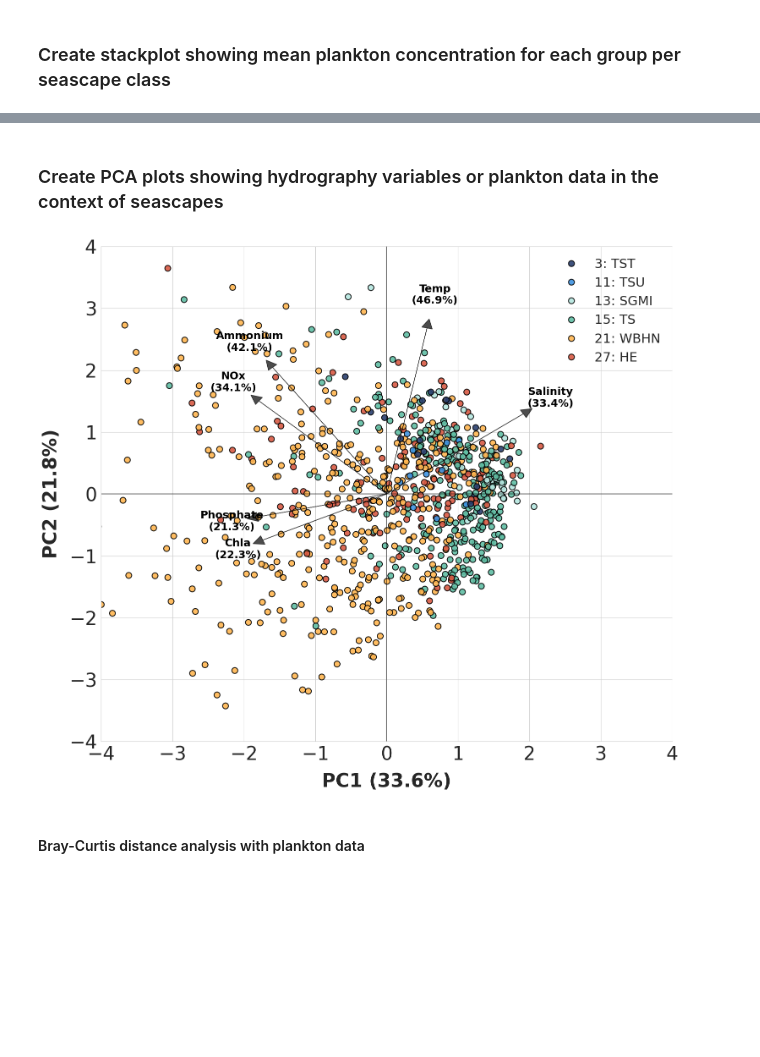
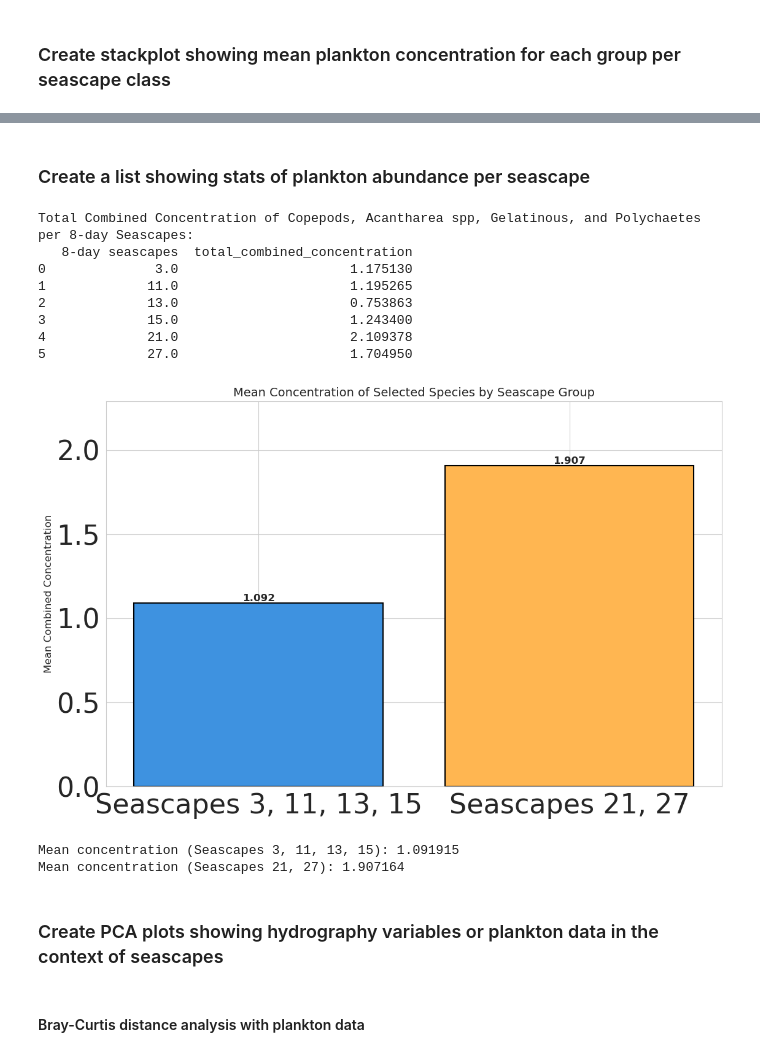
Before and after one commit to eqmh/plankton_imaging, a Jupyter notebook: plankton_abundance.ipynb, the cells around one changed output, grey strips where cells are left out. Drawn from its saved outputs; the diff is of its cells as text; code cells hidden in the pictures; blank space fills up the shorter version.

Commit message:
Add new cell for plankton stats per seascape

```diff
--- a/plankton_abundance.ipynb
+++ b/plankton_abundance.ipynb
@@ -976,3 +976,66 @@ plt.show()
+# %% [markdown]
+### Create a list showing stats of plankton abundance per seascape
+# %%
+# Filter avg_concentration for the specified species
+selected_species = ['Copepods', 'Acantharea spp', 'Gelatinous', 'Polychaetes']
+filtered_avg = avg_concentration[avg_concentration['species'].isin(selected_species)]
+
+# Group by '8-day seascapes' and sum the mean_concentration
+total_combined_conc = filtered_avg.groupby('8-day seascapes')['mean_concentration'].sum().reset_index()
+
+# Rename columns for clarity
+total_combined_conc.columns = ['8-day seascapes', 'total_combined_concentration']
+
+# Display the result
+print("Total Combined Concentration of Copepods, Acantharea spp, Gelatinous, and Polychaetes per 8-day Seascapes:")
+print(total_combined_conc)
+
+# Create a bar plot showing mean concentration by seascape group
+fig, ax = plt.subplots(figsize=(12, 8))
+
+# Separate data into two groups
+group1_seascapes = [3.0, 11.0, 13.0, 15.0]
+group2_seascapes = [21.0, 27.0]
+
+# Calculate mean for each group
+mean_group1 = total_combined_conc[total_combined_conc['8-day seascapes'].isin(group1_seascapes)]['total_combined_concentration'].mean()
+mean_group2 = total_combined_conc[total_combined_conc['8-day seascapes'].isin(group2_seascapes)]['total_combined_concentration'].mean()
+
+# Create bar plot
+groups = ['Seascapes 3, 11, 13, 15', 'Seascapes 21, 27']
+means = [mean_group1, mean_group2]
+colors = ['#3E92E0', '#FFB651FF']
+
+bars = ax.bar(groups, means, color=colors, edgecolor='black', linewidth=1.5)
+
+# Add value labels on bars
+for bar in bars:
+    height = bar.get_height()
+    ax.text(bar.get_x() + bar.get_width()/2., height,
+            f'{height:.3f}',
+            ha='center', va='bottom', fontsize=12, fontweight='bold')
+
+ax.set_ylabel('Mean Combined Concentration', fontsize=12)
+ax.set_title('Mean Concentration of Selected Species by Seascape Group', fontsize=14)
+ax.set_ylim(0, max(means) * 1.2)
+
+plt.tight_layout()
+plt.show()
+
+print(f"\nMean concentration (Seascapes 3, 11, 13, 15): {mean_group1:.6f}")
+print(f"Mean concentration (Seascapes 21, 27): {mean_group2:.6f}")
+# %% [output]
+Total Combined Concentration of Copepods, Acantharea spp, Gelatinous, and Polychaetes per 8-day Seascapes:
+   8-day seascapes  total_combined_concentration
+0              3.0                      1.175130
+1             11.0                      1.195265
+2             13.0                      0.753863
+3             15.0                      1.243400
+4             21.0                      2.109378
+5             27.0                      1.704950
+[figure, added]
+Mean concentration (Seascapes 3, 11, 13, 15): 1.091915
+Mean concentration (Seascapes 21, 27): 1.907164
 # %% [markdown]
 ### Create PCA plots showing hydrography variables or plankton data in the context of seascapes
 # %%
@@ -1113,8 +1176,6 @@ ax.legend(handles, labeled_legend, title=None, loc='upper right', frameon=False,
 sns.despine()
 plt.tight_layout()
 plt.show()
-# %% [output]
-[figure, removed]
 # %% [markdown]
 #### Bray-Curtis distance analysis with plankton data
 # %%
```
Also changed, not shown: parts of 8 cells of this notebook.
